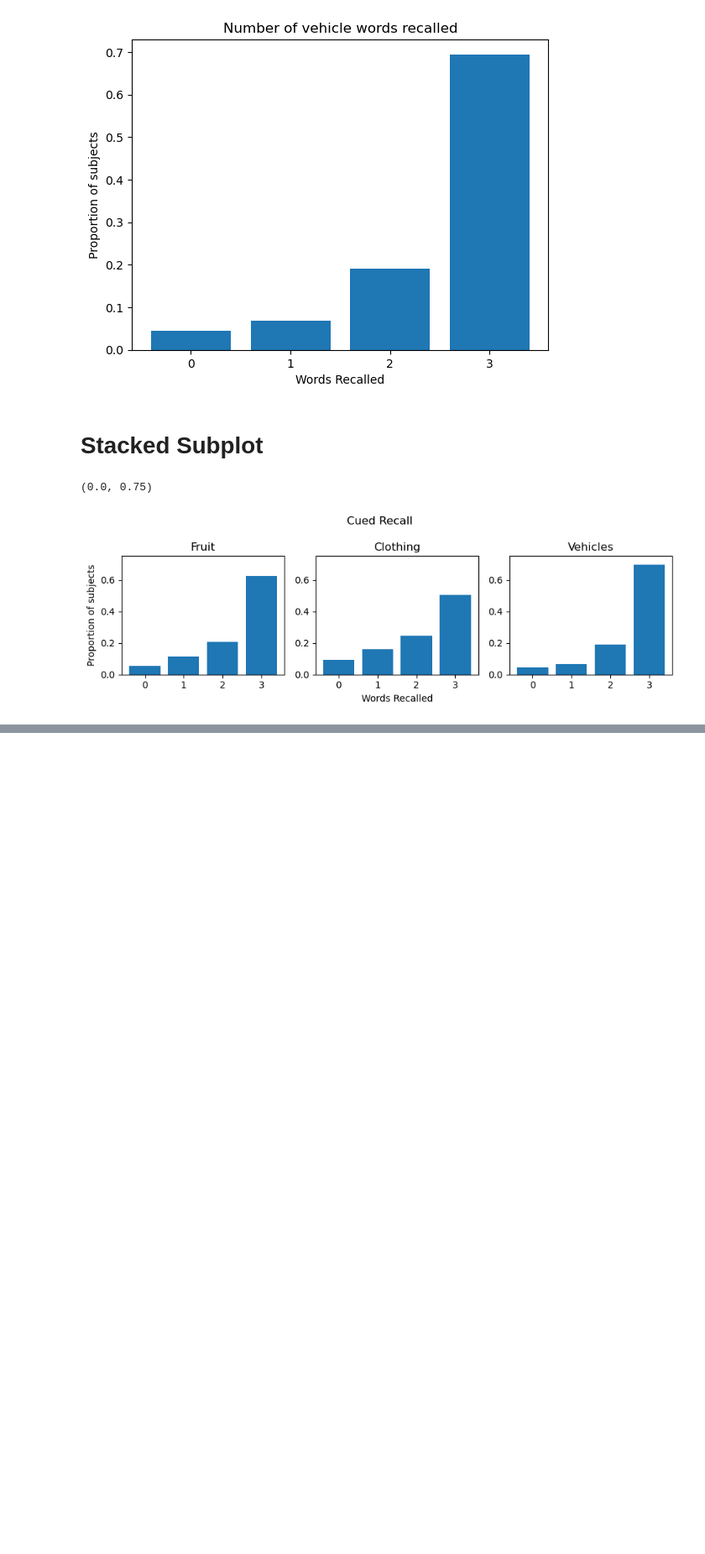
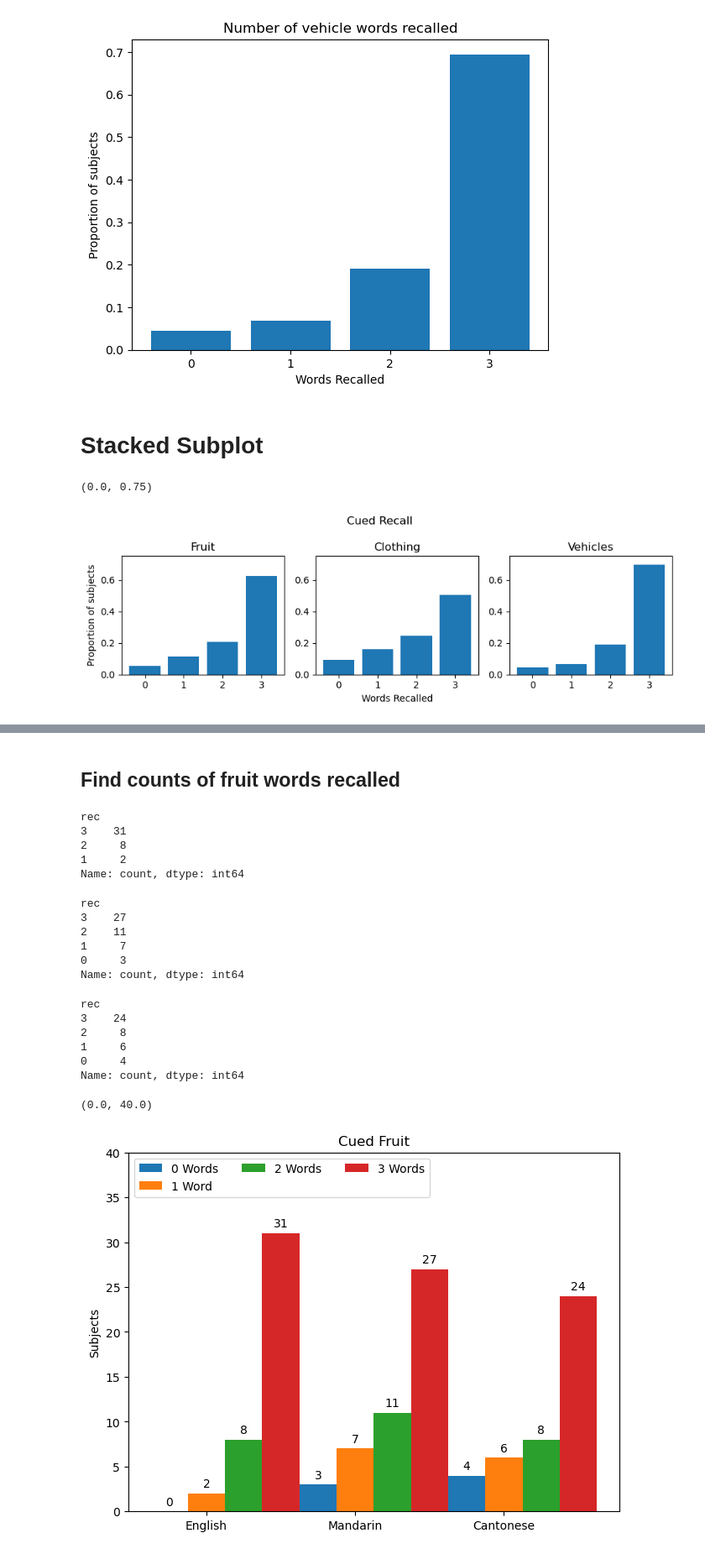
Before and after one commit to cyballa/cvlt, a Jupyter notebook: first_analyses.ipynb, the cells around one changed output, grey strips where cells are left out. Shown at 84% size. Saved outputs shown, nothing was run; the diff lists cells and outputs as text; code cells hidden in the pictures; blank space fills up the shorter version.

```diff
--- a/first_analyses.ipynb
+++ b/first_analyses.ipynb
@@ -194,0 +228,58 @@ cued_vehicles.set_ylim(0, 0.75)
+# %% [markdown]
+## Find counts of fruit words recalled
+# %%
+dat_engl_fruit["rec"].value_counts(dropna=True)
+# %% [output]
+rec
+3    31
+2     8
+1     2
+Name: count, dtype: int64
+# %%
+dat_mand_fruit["rec"].value_counts(dropna=True)
+# %% [output]
+rec
+3    27
+2    11
+1     7
+0     3
+Name: count, dtype: int64
+# %%
+dat_cant_fruit["rec"].value_counts(dropna=True)
+# %% [output]
+rec
+3    24
+2     8
+1     6
+0     4
+Name: count, dtype: int64
+# %%
+category_labels = ("English", "Mandarin", "Cantonese")
+fruit_counts = {
+    '0 Words': (0, 3, 4),
+    '1 Word': (2, 7, 6),
+    '2 Words': (8, 11, 8),
+    '3 Words': (31, 27, 24),
+}
+
+x = np.arange(len(category_labels))  # the label locations
+width = 0.25  # the width of the bars
+multiplier = 0
+
+fig1, ax = plt.subplots(layout='constrained')
+
+for attribute, measurement in fruit_counts.items():
+    offset = width * multiplier
+    rects = ax.bar(x + offset, measurement, width, label=attribute)
+    ax.bar_label(rects, padding=3)
+    multiplier += 1
+
+# Add some text for labels, title and custom x-axis tick labels, etc.
+ax.set_ylabel('Subjects')
+ax.set_title('Cued Fruit')
+ax.set_xticks(x + width, category_labels)
+ax.legend(loc='upper left', ncols=3)
+ax.set_ylim(0, 40)
+# %% [output]
+(0.0, 40.0)
+[figure, added]
```
Also changed, not shown: parts of 31 cells of this notebook, 1 other file.
